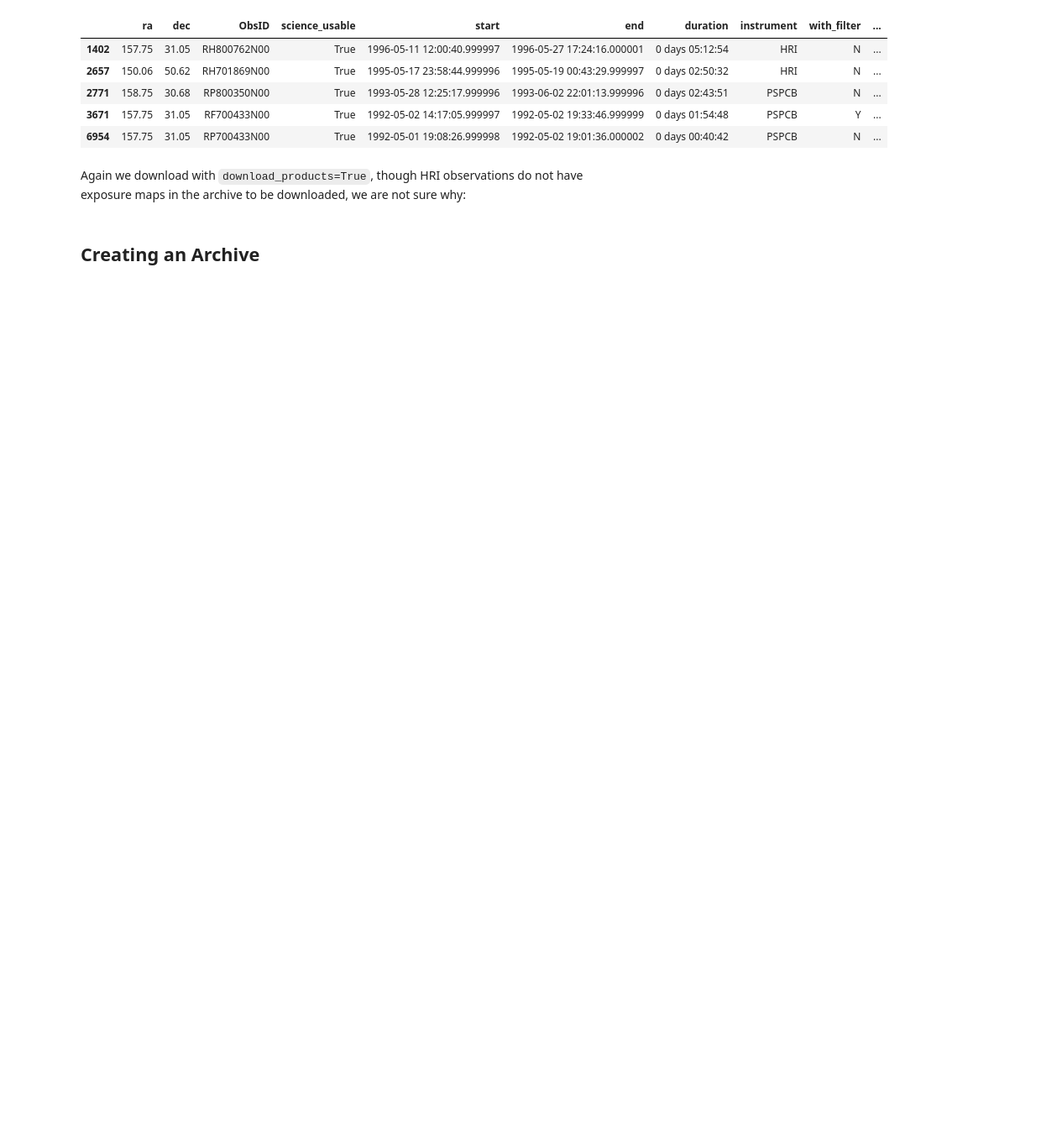
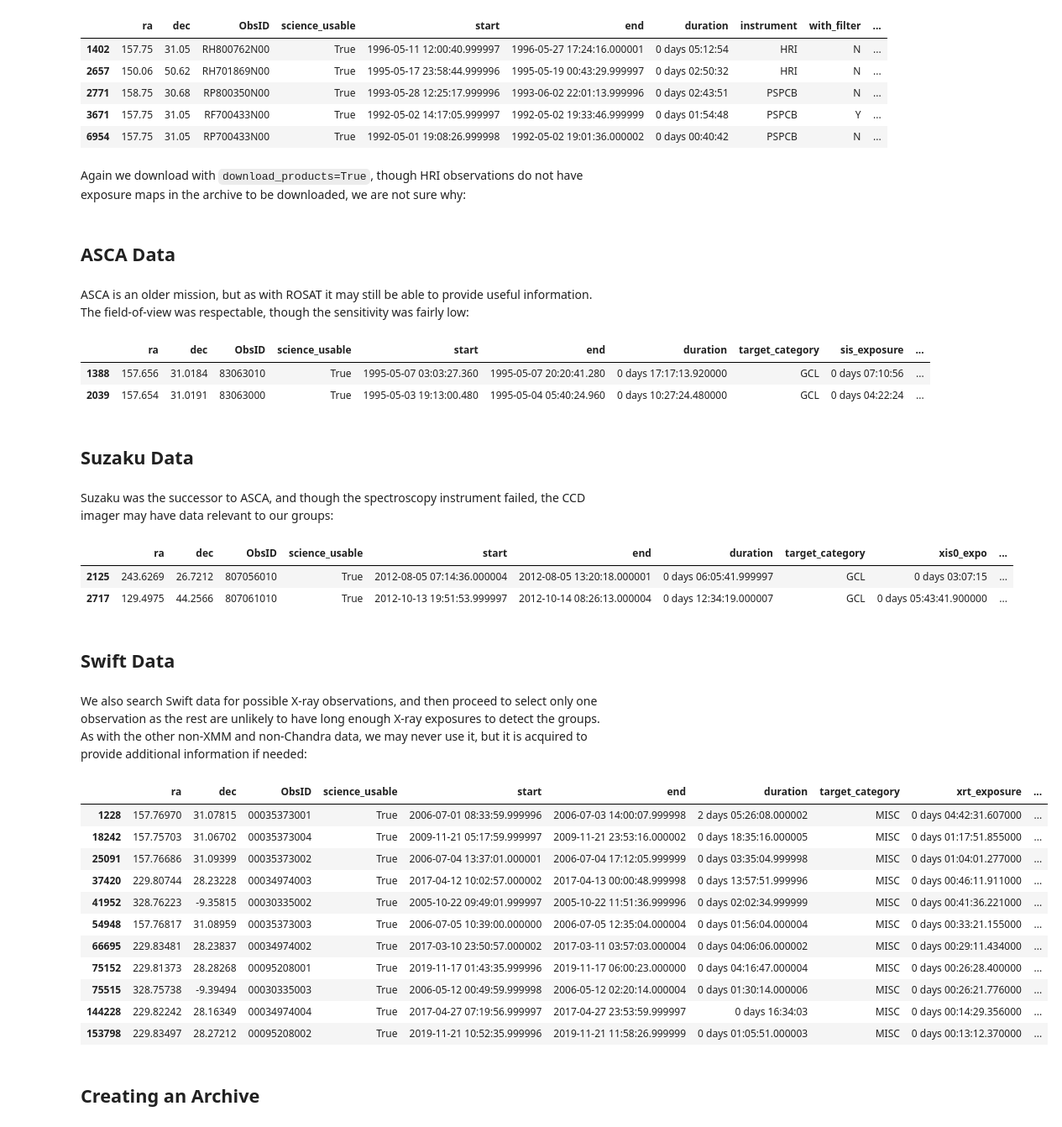
Before and after one commit to DavidT3/OVI_groups, a Jupyter notebook: notebooks/get_xray_data.ipynb, the cells around one changed output. Shown at 84% size. Cells and saved outputs as stored; diff of their text form; code cells hidden in the pictures; blank space fills up the shorter version.

Commit message:
Re-ran the data acquisition with more telescopes

```diff
--- a/notebooks/get_xray_data.ipynb
+++ b/notebooks/get_xray_data.ipynb
@@ -157,3 +133,15 @@ rp.filtered_obs_info
 Again we download with `download_products=True`, though HRI observations do not have exposure maps in the archive to be downloaded, we are not sure why:
 # %%
 rp.download(download_products=True)
+# %% [markdown]
+## ASCA Data
+# %% [markdown]
+ASCA is an older mission, but as with ROSAT it may still be able to provide useful information. The field-of-view was respectable, though the sensitivity was fairly low:
+# %%
+asc = ASCA()
+asc.filter_on_positions(samp[['est_ra', 'est_dec']].values)
+asc.filtered_obs_info
+# %% [output]
+|  | ra | dec | ObsID | science_usable | start | end | duration | target_category | sis_exposure | ... |
+| 1388 | 157.656 | 31.0184 | 83063010 | True | 1995-05-07 03:03:27.360 | 1995-05-07 20:20:41.280 | 0 days 17:17:13.920000 | GCL | 0 days 07:10:56 | ... |
+| 2039 | 157.654 | 31.0191 | 83063000 | True | 1995-05-03 19:13:00.480 | 1995-05-04 05:40:24.960 | 0 days 10:27:24.480000 | GCL | 0 days 04:22:24 | ... |
@@ -159,0 +150,12 @@ rp.download(download_products=True)
+# %% [markdown]
+## Suzaku Data
+# %% [markdown]
+Suzaku was the successor to ASCA, and though the spectroscopy instrument failed, the CCD imager may have data relevant to our groups:
+# %%
+su = Suzaku()
+su.filter_on_positions(samp[['est_ra', 'est_dec']].values)
+su.filtered_obs_info
+# %% [output]
+|  | ra | dec | ObsID | science_usable | start | end | duration | target_category | xis0_expo | ... |
+| 2125 | 243.6269 | 26.7212 | 807056010 | True | 2012-08-05 07:14:36.000004 | 2012-08-05 13:20:18.000001 | 0 days 06:05:41.999997 | GCL | 0 days 03:07:15 | ... |
+| 2717 | 129.4975 | 44.2566 | 807061010 | True | 2012-10-13 19:51:53.999997 | 2012-10-14 08:26:13.000004 | 0 days 12:34:19.000007 | GCL | 0 days 05:43:41.900000 | ... |
@@ -159,0 +164,21 @@ rp.download(download_products=True)
+# %% [markdown]
+## Swift Data
+# %% [markdown]
+We also search Swift data for possible X-ray observations, and then proceed to select only one observation as the rest are unlikely to have long enough X-ray exposures to detect the groups. As with the other non-XMM and non-Chandra data, we may never use it, but it is acquired to provide additional information if needed:
+# %%
+sw = Swift(insts='xrt')
+sw.filter_on_positions(samp[['est_ra', 'est_dec']].values)
+sw.filtered_obs_info
+# %% [output]
+|  | ra | dec | ObsID | science_usable | start | end | duration | target_category | xrt_exposure | ... |
+| 1228 | 157.76970 | 31.07815 | 00035373001 | True | 2006-07-01 08:33:59.999996 | 2006-07-03 14:00:07.999998 | 2 days 05:26:08.000002 | MISC | 0 days 04:42:31.607000 | ... |
+| 18242 | 157.75703 | 31.06702 | 00035373004 | True | 2009-11-21 05:17:59.999997 | 2009-11-21 23:53:16.000002 | 0 days 18:35:16.000005 | MISC | 0 days 01:17:51.855000 | ... |
+| 25091 | 157.76686 | 31.09399 | 00035373002 | True | 2006-07-04 13:37:01.000001 | 2006-07-04 17:12:05.999999 | 0 days 03:35:04.999998 | MISC | 0 days 01:04:01.277000 | ... |
+| 37420 | 229.80744 | 28.23228 | 00034974003 | True | 2017-04-12 10:02:57.000002 | 2017-04-13 00:00:48.999998 | 0 days 13:57:51.999996 | MISC | 0 days 00:46:11.911000 | ... |
+| 41952 | 328.76223 | -9.35815 | 00030335002 | True | 2005-10-22 09:49:01.999997 | 2005-10-22 11:51:36.999996 | 0 days 02:02:34.999999 | MISC | 0 days 00:41:36.221000 | ... |
+| 54948 | 157.76817 | 31.08959 | 00035373003 | True | 2006-07-05 10:39:00.000000 | 2006-07-05 12:35:04.000004 | 0 days 01:56:04.000004 | MISC | 0 days 00:33:21.155000 | ... |
+| 66695 | 229.83481 | 28.23837 | 00034974002 | True | 2017-03-10 23:50:57.000002 | 2017-03-11 03:57:03.000004 | 0 days 04:06:06.000002 | MISC | 0 days 00:29:11.434000 | ... |
+| 75152 | 229.81373 | 28.28268 | 00095208001 | True | 2019-11-17 01:43:35.999996 | 2019-11-17 06:00:23.000000 | 0 days 04:16:47.000004 | MISC | 0 days 00:26:28.400000 | ... |
+| 75515 | 328.75738 | -9.39494 | 00030335003 | True | 2006-05-12 00:49:59.999998 | 2006-05-12 02:20:14.000004 | 0 days 01:30:14.000006 | MISC | 0 days 00:26:21.776000 | ... |
+| 144228 | 229.82242 | 28.16349 | 00034974004 | True | 2017-04-27 07:19:56.999997 | 2017-04-27 23:53:59.999997 | 0 days 16:34:03 | MISC | 0 days 00:14:29.356000 | ... |
+| 153798 | 229.83497 | 28.27212 | 00095208002 | True | 2019-11-21 10:52:35.999996 | 2019-11-21 11:58:26.999999 | 0 days 01:05:51.000003 | MISC | 0 days 00:13:12.370000 | ... |
```
Also changed, not shown: parts of 14 cells of this notebook, 2 other files.
